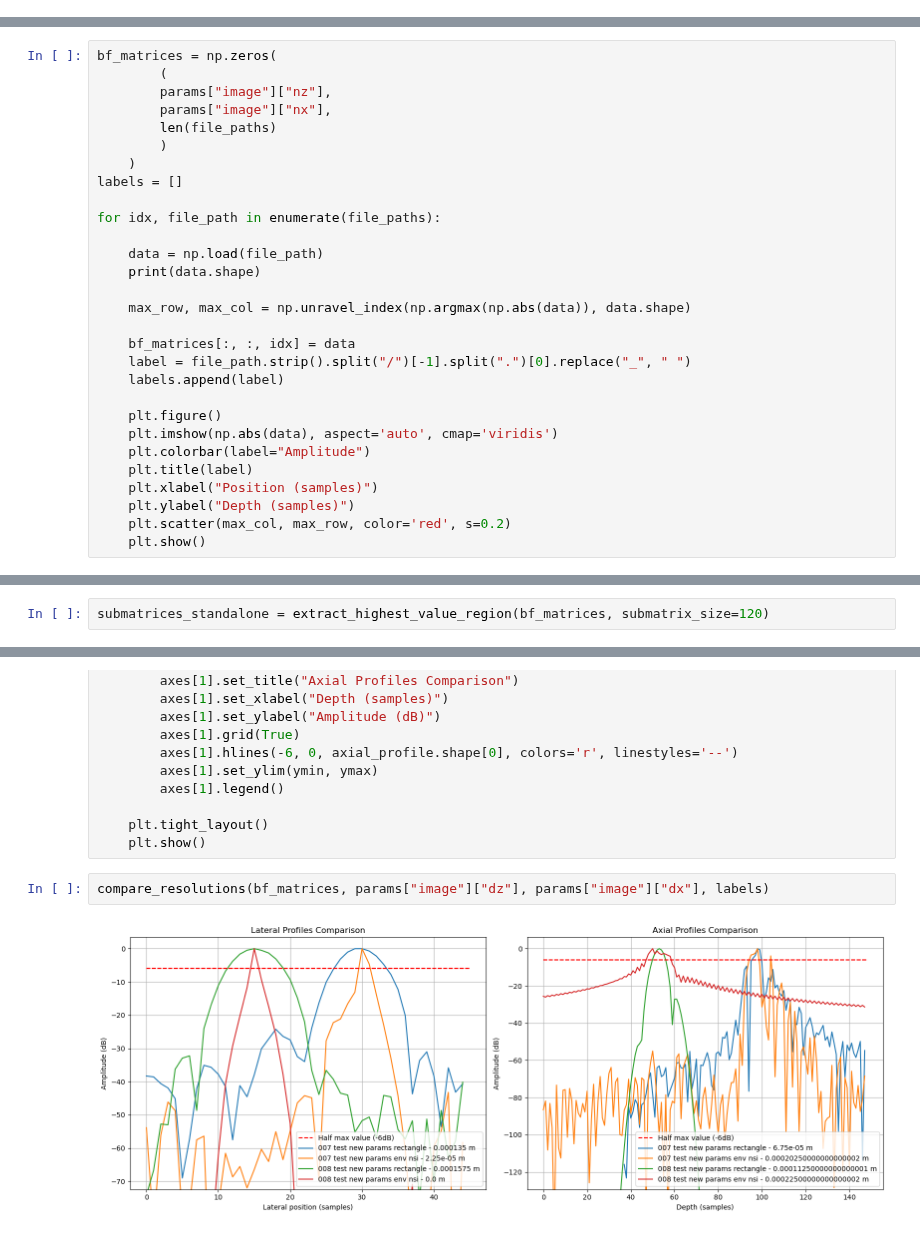
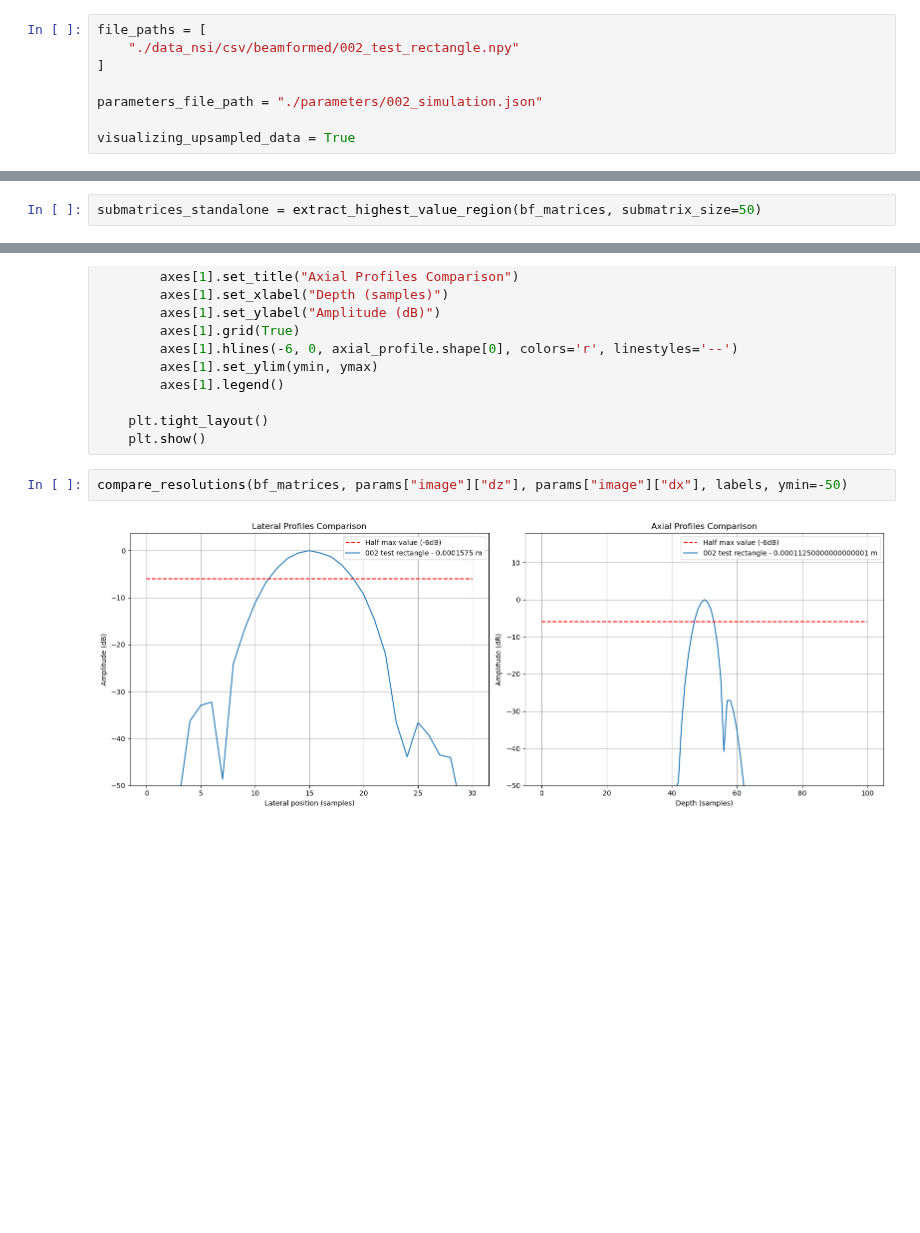
Before and after one commit to MatthieuVAUTRIN/superresolution, a Jupyter notebook: 003_visualization_params.ipynb, the cells around one changed output, grey strips where cells are left out. Saved outputs shown, nothing was run; the diff lists cells and outputs as text; blank space fills up the shorter version.

Commit message:
better visualisation, region of interest, vein sim beginning

```diff
--- a/003_visualization_params.ipynb
+++ b/003_visualization_params.ipynb
@@ -17,3 +3,11 @@ visualizing_upsampled_data = True
+# %%
+file_paths = [
+    "./data_nsi/csv/beamformed/002_test_rectangle.npy"
+]
+
+parameters_file_path = "./parameters/002_simulation.json"
+
+visualizing_upsampled_data = True
 # %% [markdown]
 # Imports
 # %%
@@ -129,31 +38,2 @@ C = 1500 #speed of sound
 # %% [markdown]
 # Import bf image data
-# %%
-bf_matrices = np.zeros(
-        (
-        params["image"]["nz"],
-        params["image"]["nx"],
-        len(file_paths)
-        )
-    )
-labels = []
-
-for idx, file_path in enumerate(file_paths):
-
-    data = np.load(file_path)
-    print(data.shape)
-
-    max_row, max_col = np.unravel_index(np.argmax(np.abs(data)), data.shape)
-
-    bf_matrices[:, :, idx] = data
-    label = file_path.strip().split("/")[-1].split(".")[0].replace("_", " ")
-    labels.append(label)
-
-    plt.figure()
-    plt.imshow(np.abs(data), aspect='auto', cmap='viridis')
-    plt.colorbar(label="Amplitude")
-    plt.title(label)
-    plt.xlabel("Position (samples)")
-    plt.ylabel("Depth (samples)")
-    plt.scatter(max_col, max_row, color='red', s=0.2)
-    plt.show()
@@ -211,7 +133,7 @@ def extract_highest_value_region(bf_matrices, submatrix_size=100):
 
     return submatrices
 # %%
-submatrices_standalone = extract_highest_value_region(bf_matrices, submatrix_size=120)
+submatrices_standalone = extract_highest_value_region(bf_matrices, submatrix_size=50)
 # %% [markdown]
 # Visualize lobes and resolution
 # %%
@@ -332,6 +251,6 @@ def compare_resolutions(bf_matrices, step_size, lateral_step, labels, depth_marg
     plt.tight_layout()
     plt.show()
 # %%
-compare_resolutions(bf_matrices, params["image"]["dz"], params["image"]["dx"], labels)
+compare_resolutions(bf_matrices, params["image"]["dz"], params["image"]["dx"], labels, ymin=-50)
 # %% [output]
-[figure, old version]
+[figure, new version]
```
Also changed, not shown: parts of 9 cells of this notebook, 4 other files.
